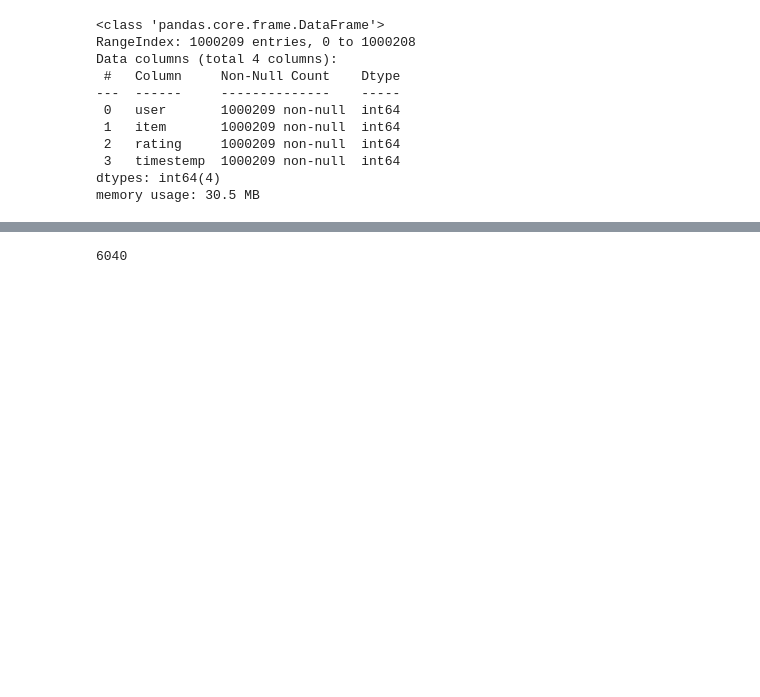
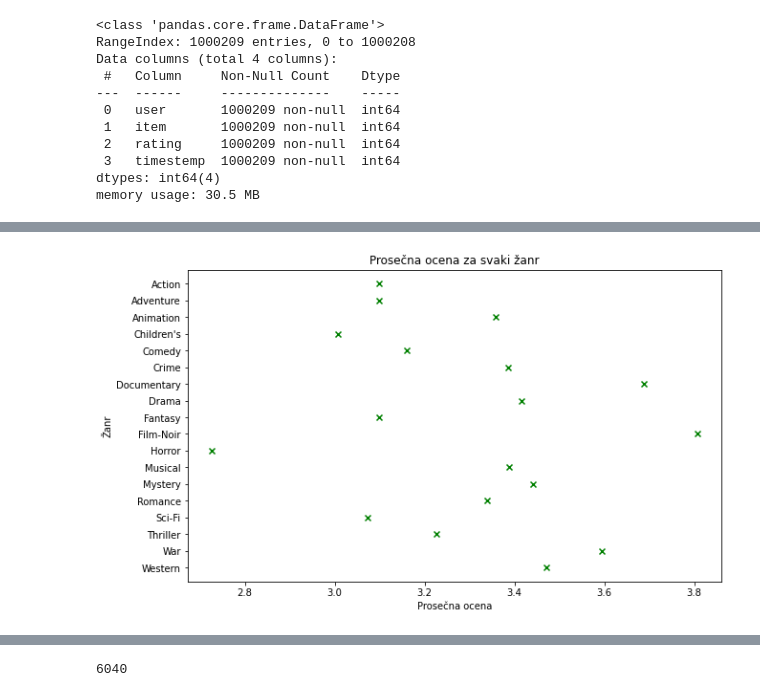
Before and after one commit to VladanaDjordjevic/Collaborative-Filtering-Covariance-Matrix, a Jupyter notebook: Sistemi preporuka zasnovani na uzajamnom filtriranju koristeci matricu kovarijansi.ipynb, the cells around one changed output, grey strips where cells are left out. Cells and saved outputs as stored; diff of their text form; code cells hidden in the pictures; blank space fills up the shorter version.

```diff
--- a/Sistemi preporuka zasnovani na uzajamnom filtriranju koristeci matricu kovarijansi.ipynb
+++ b/Sistemi preporuka zasnovani na uzajamnom filtriranju koristeci matricu kovarijansi.ipynb
@@ -37,0 +138,26 @@ data['item'].max()
+# %%
+genres = []
+for x in ratings['genre'].sort_values(ascending=False):
+    if ("|" in x):
+        for y in x.split("|"):
+            if (y not in genres):
+                genres.append(y)
+    else:
+        if (x not in genres):
+            genres.append(x)
+# %%
+number_of_genres = {}
+average_ratings_for_genres = []
+for x in genres:
+    number_of_genres[x] = len(ratings[ratings['genre'].apply(lambda y: x in y)])
+    average_ratings_for_genres.\
+        append(ratings[ratings['genre'].apply(lambda y: True if (('|' in y and x in y) or x == y) else False)].mean().rating)
+# %%
+plt.figure(figsize=(10, 6))
+plt.scatter(x = average_ratings_for_genres, y = genres, color='green', marker='x')
+plt.ylabel('Žanr')
+plt.xlabel('Prosečna ocena')
+plt.title('Prosečna ocena za svaki žanr')
+plt.show()
+# %% [output]
+[figure, added]
```
Also changed, not shown: parts of 54 cells of this notebook.
